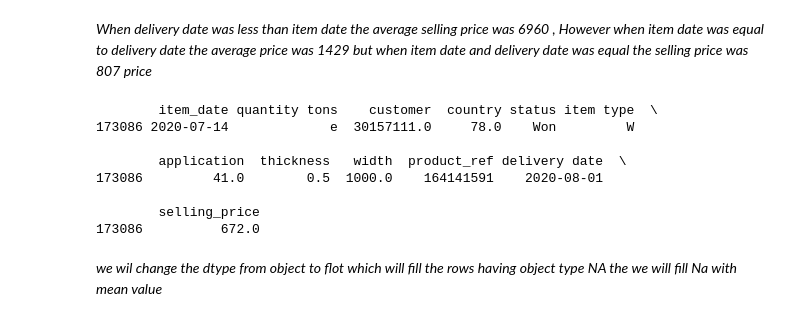
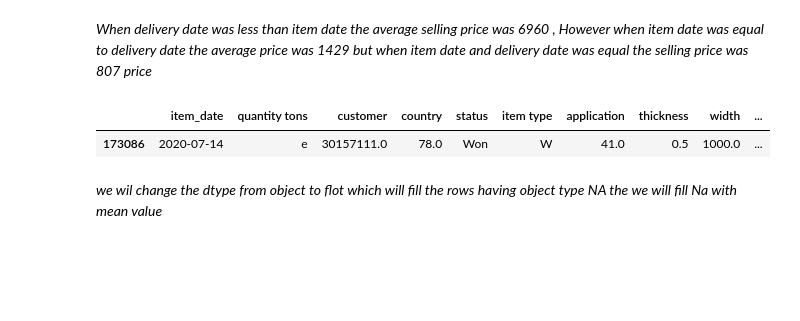
Before and after one commit to surya81/myproject, a Jupyter notebook: Untitled.ipynb, the cells around one changed output. Saved outputs shown, nothing was run; the diff lists cells and outputs as text; code cells hidden in the pictures; blank space fills up the shorter version.

```diff
--- a/Untitled.ipynb
+++ b/Untitled.ipynb
@@ -392,16 +410,10 @@ print(daily_offers_dataset[daily_offers_dataset["item_date"] ==daily_offers_data
 *When delivery date was less than item date the average selling price was 6960 , However when item date was equal to delivery date the average price was 1429 but when item date and delivery date was equal the selling price was 807 price*
 # %%
 # quantity tons contains some values in the rows which are causing them to change data type from float to object
-print(daily_offers_dataset[daily_offers_dataset['quantity tons'].str.contains('e', na=False)])
+daily_offers_dataset[daily_offers_dataset['quantity tons'].str.contains('e', na=False)]
 # %% [output]
-        item_date quantity tons    customer  country status item type  \
-173086 2020-07-14             e  30157111.0     78.0    Won         W
-
-        application  thickness   width  product_ref delivery date  \
-173086         41.0        0.5  1000.0    164141591    2020-08-01
-
-        selling_price
-173086          672.0
+|  | item_date | quantity tons | customer | country | status | item type | application | thickness | width | ... |
+| 173086 | 2020-07-14 | e | 30157111.0 | 78.0 | Won | W | 41.0 | 0.5 | 1000.0 | ... |
 # %% [markdown]
 *we wil change the dtype from object to flot which will fill the rows having object type NA the we will fill Na with mean value*
 # %%
```
Also changed, not shown: parts of 25 cells of this notebook.
